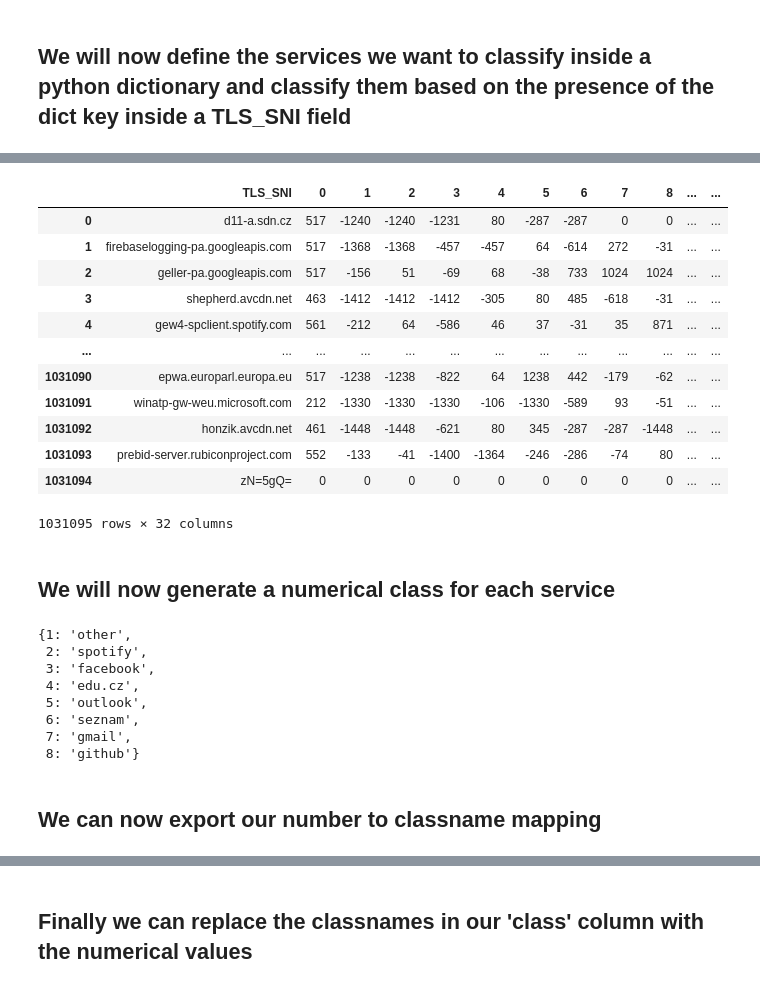
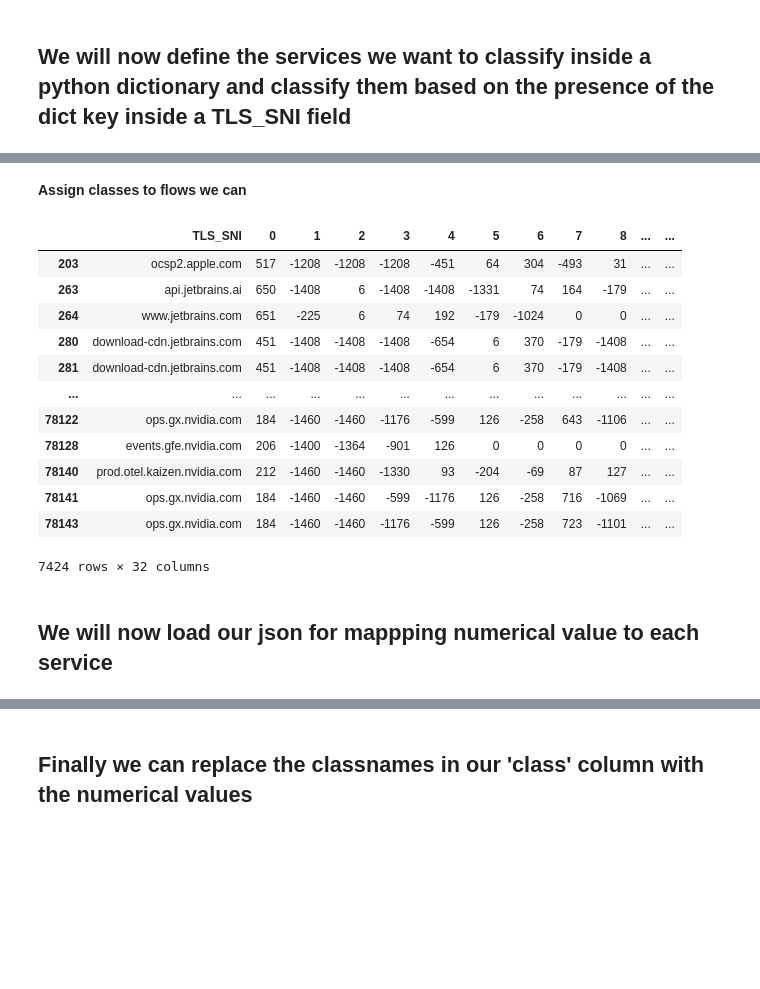
Before and after one commit to kakalasek/Omega_Big, a Jupyter notebook: jupyter_scripts/data_processing.ipynb, the cells around one changed output, grey strips where cells are left out. Drawn from its saved outputs; the diff is of its cells as text; code cells hidden in the pictures; blank space fills up the shorter version.

Commit message:
data processing revamp

```diff
--- a/jupyter_scripts/data_processing.ipynb
+++ b/jupyter_scripts/data_processing.ipynb
@@ -26,0 +29,3 @@ df
+# %%
+df = df[df['uint16 DST_PORT'] == 443]
+df
@@ -26,0 +48,3 @@ df
+# %%
+df = df.drop_duplicates()
+df
@@ -29,2 +66,0 @@ df
-# %%
-df = df[df['DST_IP'] == 443]
@@ -209,0 +230,8 @@ df['TLS_SNI'].to_csv('domains.csv')
+# %%
+import json
+
+classes = {}
+with open('classes.json') as file:
+    classes = json.load(file)
+
+classes
@@ -210,53 +247,24 @@ df['TLS_SNI'].to_csv('domains.csv')
+# %% [markdown]
+**Assign classes to flows we can**
 # %%
-classes = {'github': 'github', 'facebook': 'facebook', 'seznam': 'seznam', 'spotify': 'spotify', 'fb.com': 'facebook', 'edu.cz': 'edu.cz', 'outlook': 'outlook', 'mail.google': 'gmail'}
-
 for k, v in classes.items():
     df.loc[df['TLS_SNI'].str.contains(k), 'class'] = v
 
 df
 # %% [output]
 |  | TLS_SNI | 0 | 1 | 2 | 3 | 4 | 5 | 6 | 7 | 8 | ... | ... |
-| 0 | d11-a.sdn.cz | 517 | -1240 | -1240 | -1231 | 80 | -287 | -287 | 0 | 0 | ... | ... |
-| 1 | firebaselogging-pa.googleapis.com | 517 | -1368 | -1368 | -457 | -457 | 64 | -614 | 272 | -31 | ... | ... |
-| 2 | geller-pa.googleapis.com | 517 | -156 | 51 | -69 | 68 | -38 | 733 | 1024 | 1024 | ... | ... |
-| 3 | shepherd.avcdn.net | 463 | -1412 | -1412 | -1412 | -305 | 80 | 485 | -618 | -31 | ... | ... |
-| 4 | gew4-spclient.spotify.com | 561 | -212 | 64 | -586 | 46 | 37 | -31 | 35 | 871 | ... | ... |
+| 203 | ocsp2.apple.com | 517 | -1208 | -1208 | -1208 | -451 | 64 | 304 | -493 | 31 | ... | ... |
+| 263 | api.jetbrains.ai | 650 | -1408 | 6 | -1408 | -1408 | -1331 | 74 | 164 | -179 | ... | ... |
+| 264 | www.jetbrains.com | 651 | -225 | 6 | 74 | 192 | -179 | -1024 | 0 | 0 | ... | ... |
+| 280 | download-cdn.jetbrains.com | 451 | -1408 | -1408 | -1408 | -654 | 6 | 370 | -179 | -1408 | ... | ... |
+| 281 | download-cdn.jetbrains.com | 451 | -1408 | -1408 | -1408 | -654 | 6 | 370 | -179 | -1408 | ... | ... |
 | ... | ... | ... | ... | ... | ... | ... | ... | ... | ... | ... | ... | ... |
-| 1031090 | epwa.europarl.europa.eu | 517 | -1238 | -1238 | -822 | 64 | 1238 | 442 | -179 | -62 | ... | ... |
-| 1031091 | winatp-gw-weu.microsoft.com | 212 | -1330 | -1330 | -1330 | -106 | -1330 | -589 | 93 | -51 | ... | ... |
-| 1031092 | honzik.avcdn.net | 461 | -1448 | -1448 | -621 | 80 | 345 | -287 | -287 | -1448 | ... | ... |
-| 1031093 | prebid-server.rubiconproject.com | 552 | -133 | -41 | -1400 | -1364 | -246 | -286 | -74 | 80 | ... | ... |
-| 1031094 | zN=5gQ= | 0 | 0 | 0 | 0 | 0 | 0 | 0 | 0 | 0 | ... | ... |
+| 78122 | ops.gx.nvidia.com | 184 | -1460 | -1460 | -1176 | -599 | 126 | -258 | 643 | -1106 | ... | ... |
+| 78128 | events.gfe.nvidia.com | 206 | -1400 | -1364 | -901 | 126 | 0 | 0 | 0 | 0 | ... | ... |
+| 78140 | prod.otel.kaizen.nvidia.com | 212 | -1460 | -1460 | -1330 | 93 | -204 | -69 | 87 | 127 | ... | ... |
+| 78141 | ops.gx.nvidia.com | 184 | -1460 | -1460 | -599 | -1176 | 126 | -258 | 716 | -1069 | ... | ... |
+| 78143 | ops.gx.nvidia.com | 184 | -1460 | -1460 | -1176 | -599 | 126 | -258 | 723 | -1101 | ... | ... |
-1031095 rows × 32 columns
+7424 rows × 32 columns
 # %% [markdown]
-## We will now generate a numerical class for each service
+## We will now load our json for mappping numerical value to each service
-# %%
-def generate_classes(data_frame, column_name):
-  output_dict = {}
-  services = []
-  for service in [x for x in data_frame[column_name]]:
-    if service not in services:
-      services.append(service)
-
-  current_annotation = 1
-
-  while current_annotation <= len(services):
-    output_dict[current_annotation] = services[current_annotation-1]
-    current_annotation += 1
-
-  return output_dict
-
-classes_mapping = generate_classes(df, 'class')
-classes_mapping
-# %% [output]
-{1: 'other',
- 2: 'spotify',
- 3: 'facebook',
- 4: 'edu.cz',
- 5: 'outlook',
- 6: 'seznam',
- 7: 'gmail',
- 8: 'github'}
-# %% [markdown]
-## We can now export our number to classname mapping
 # %%
```
Also changed, not shown: parts of 20 cells of this notebook, 3 other files.
